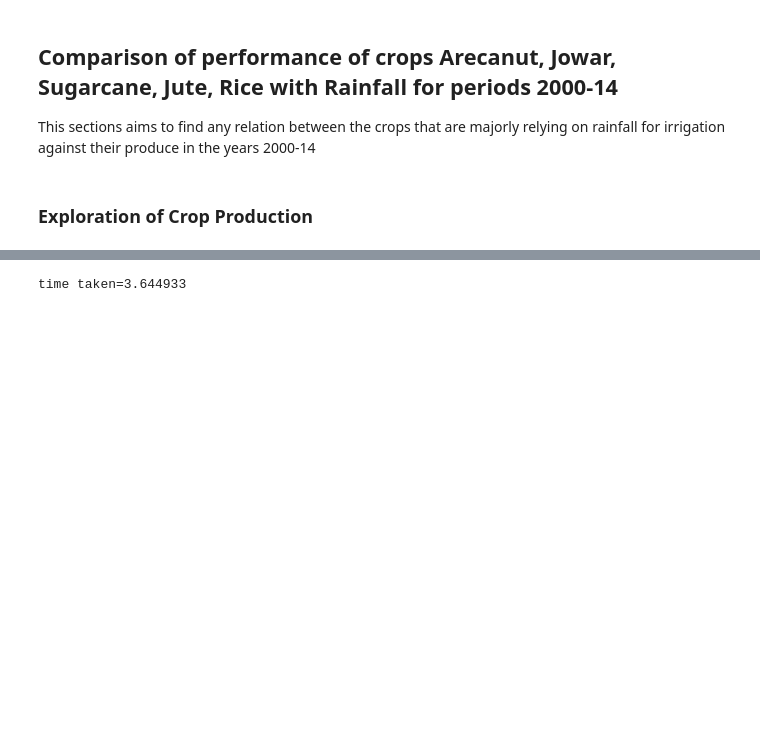
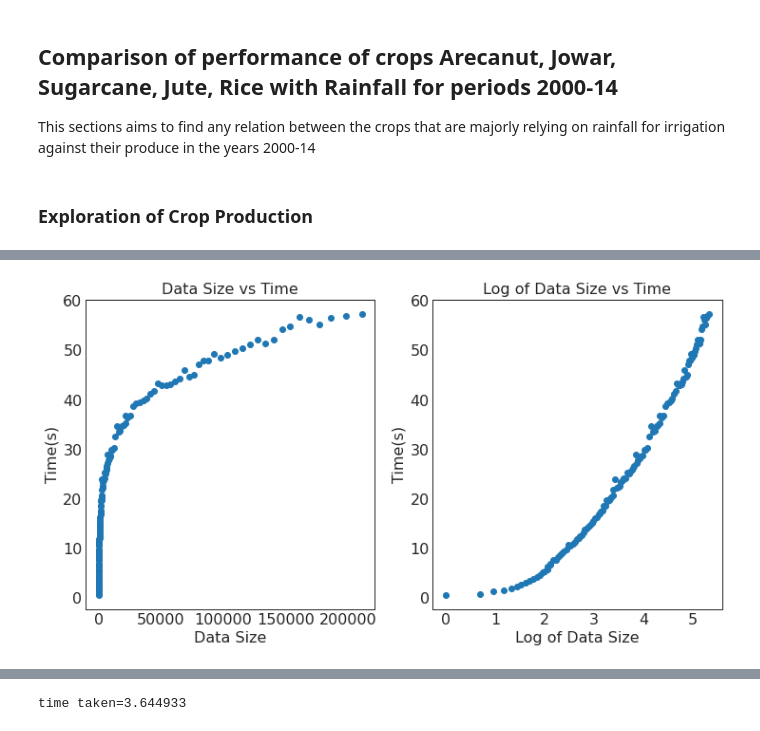
Before and after one commit to ganeshhalthota/iisc-da231-raw_crop, a Jupyter notebook: code/RAW_Crop_Evaluations.ipynb, the cells around one changed output, grey strips where cells are left out. Drawn from its saved outputs; the diff is of its cells as text; code cells hidden in the pictures; blank space fills up the shorter version.

```diff
--- a/code/RAW_Crop_Evaluations.ipynb
+++ b/code/RAW_Crop_Evaluations.ipynb
@@ -1220,0 +1295,20 @@ time taken=2.340209
+# %%
+import math
+
+log_data_size = [math.log10(i) for i in data_size]
+
+fig, ax = plt.subplots(1,2,figsize=(12,6))
+
+ax[0].scatter(data_size, data_time_list)
+ax[0].set_xlabel('Data Size')
+ax[0].set_ylabel('Time(s)')
+ax[0].set_title('Data Size vs Time')
+
+ax[1].scatter(log_data_size, data_time_list)
+ax[1].set_xlabel('Log of Data Size')
+ax[1].set_ylabel('Time(s)')
+ax[1].set_title('Log of Data Size vs Time')
+
+plt.show()
+# %% [output]
+[figure, added]
```
Also changed, not shown: parts of 7 cells of this notebook.
